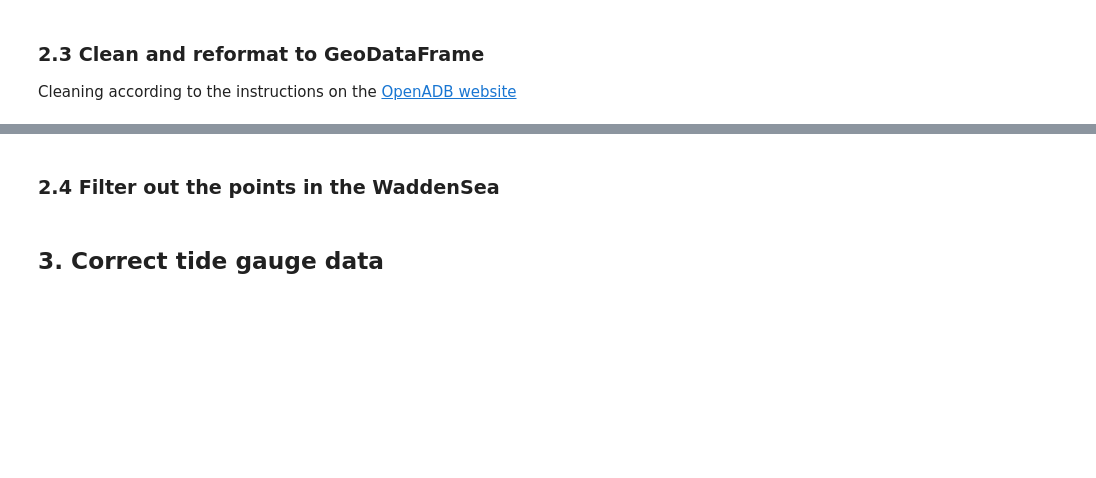
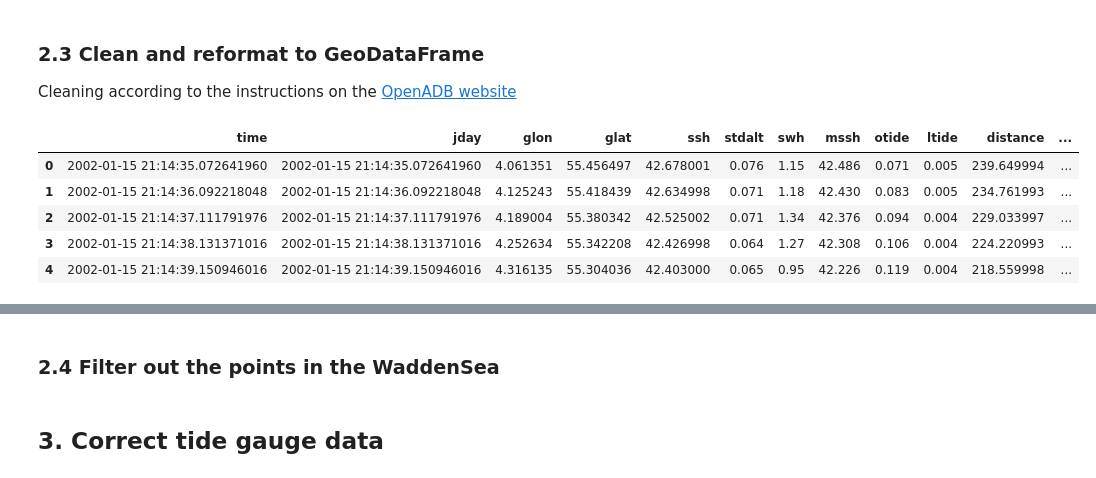
Before and after one commit to 3enedix/P1-data-combination-code, a Jupyter notebook: compare_altimetry_vs_TG.ipynb, the cells around one changed output, grey strips where cells are left out. Drawn from its saved outputs; the diff is of its cells as text; code cells hidden in the pictures; blank space fills up the shorter version.

```diff
--- a/compare_altimetry_vs_TG.ipynb
+++ b/compare_altimetry_vs_TG.ipynb
@@ -163,3 +184,12 @@ plt.scatter(data_mis.glon, data_mis.glat, s=1)
 # %% [markdown]
 ### 2.3 Clean and reformat to GeoDataFrame
 Cleaning according to the instructions on the [OpenADB website](https://openadb.dgfi.tum.de/en/products/adaptive-leading-edge-subwaveform-retracker/)
+# %%
+alt_df.head()
+# %% [output]
+|  | time | jday | glon | glat | ssh | stdalt | swh | mssh | otide | ltide | distance | ... |
+| 0 | 2002-01-15 21:14:35.072641960 | 2002-01-15 21:14:35.072641960 | 4.061351 | 55.456497 | 42.678001 | 0.076 | 1.15 | 42.486 | 0.071 | 0.005 | 239.649994 | ... |
+| 1 | 2002-01-15 21:14:36.092218048 | 2002-01-15 21:14:36.092218048 | 4.125243 | 55.418439 | 42.634998 | 0.071 | 1.18 | 42.430 | 0.083 | 0.005 | 234.761993 | ... |
+| 2 | 2002-01-15 21:14:37.111791976 | 2002-01-15 21:14:37.111791976 | 4.189004 | 55.380342 | 42.525002 | 0.071 | 1.34 | 42.376 | 0.094 | 0.004 | 229.033997 | ... |
+| 3 | 2002-01-15 21:14:38.131371016 | 2002-01-15 21:14:38.131371016 | 4.252634 | 55.342208 | 42.426998 | 0.064 | 1.27 | 42.308 | 0.106 | 0.004 | 224.220993 | ... |
+| 4 | 2002-01-15 21:14:39.150946016 | 2002-01-15 21:14:39.150946016 | 4.316135 | 55.304036 | 42.403000 | 0.065 | 0.95 | 42.226 | 0.119 | 0.004 | 218.559998 | ... |
```
Also changed, not shown: parts of 3 cells of this notebook.
